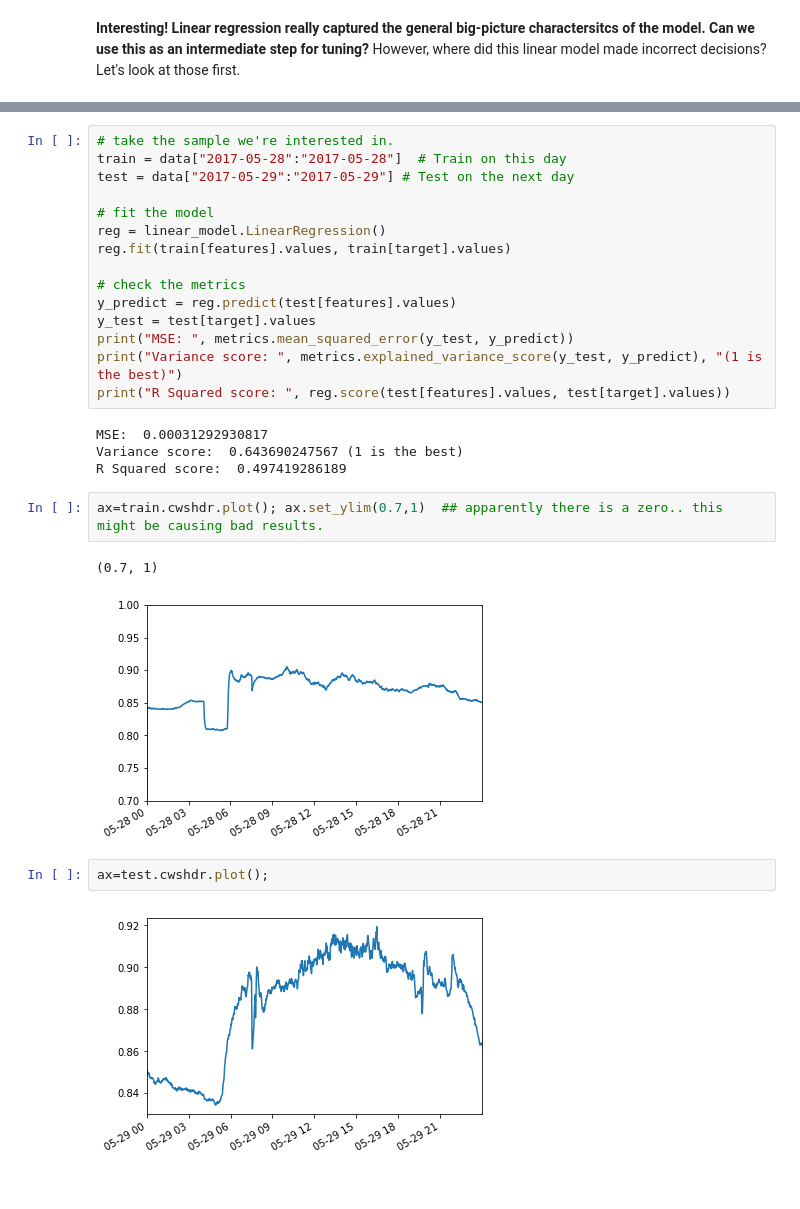
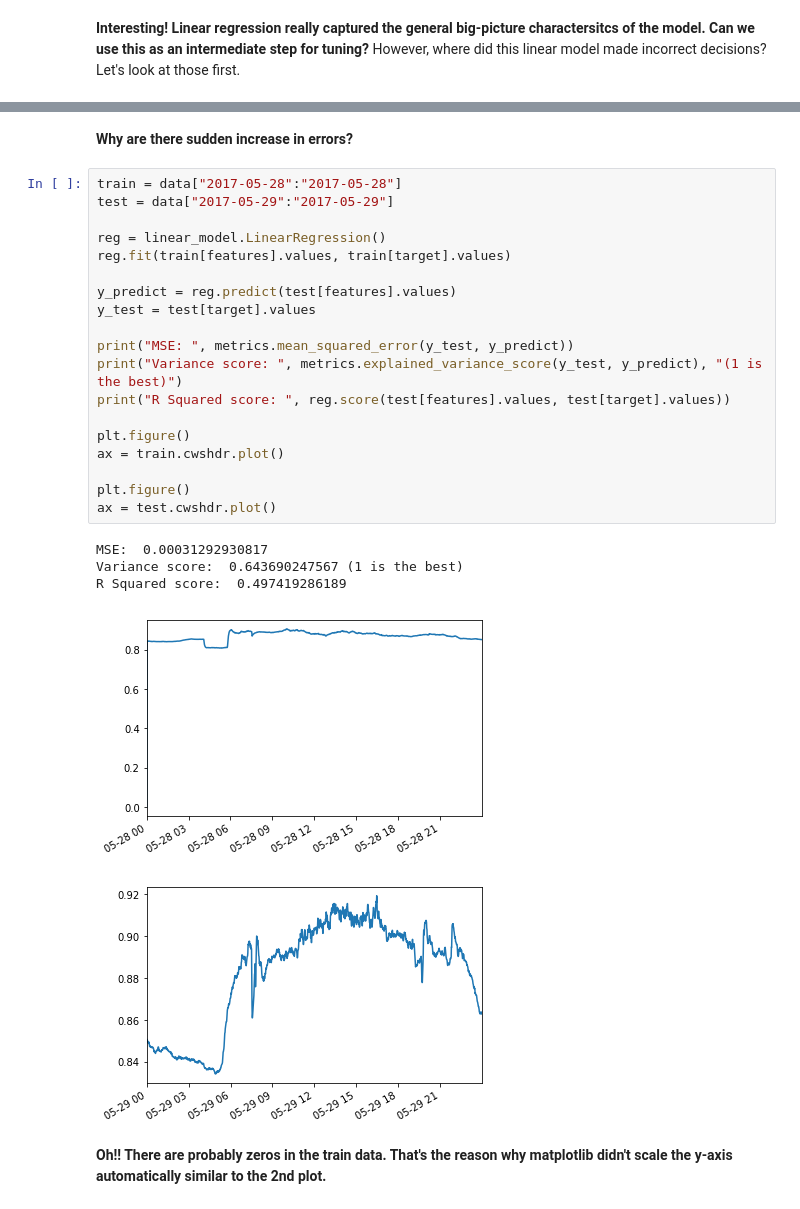
Before and after one commit to MiachelGu/chiller-plants, a Jupyter notebook: notebooks/3. Simple Regression - Insead.ipynb, the cells around one changed output, grey strips where cells are left out. Cells and saved outputs as stored; diff of their text form.

```diff
--- a/notebooks/3. Simple Regression - Insead.ipynb
+++ b/notebooks/3. Simple Regression - Insead.ipynb
@@ -313,30 +313,31 @@ ax[1].plot(score_list); ax[1].set_xlabel("Day"); ax[1].set_ylabel("Variance Scor
 <matplotlib.text.Text at 0x...>
 [figure]
+# %% [markdown]
+**Why are there sudden increase in errors?**
 # %%
-# take the sample we're interested in.
-train = data["2017-05-28":"2017-05-28"]  # Train on this day
-test = data["2017-05-29":"2017-05-29"] # Test on the next day
+train = data["2017-05-28":"2017-05-28"]
+test = data["2017-05-29":"2017-05-29"]
 
-# fit the model
 reg = linear_model.LinearRegression()
 reg.fit(train[features].values, train[target].values)
 
-# check the metrics
 y_predict = reg.predict(test[features].values)
 y_test = test[target].values
+
 print("MSE: ", metrics.mean_squared_error(y_test, y_predict))
 print("Variance score: ", metrics.explained_variance_score(y_test, y_predict), "(1 is the best)")
 print("R Squared score: ", reg.score(test[features].values, test[target].values))
+
+plt.figure()
+ax = train.cwshdr.plot()
+
+plt.figure()
+ax = test.cwshdr.plot()
 # %% [output]
 MSE:  0.00031292930817
 Variance score:  0.643690247567 (1 is the best)
 R Squared score:  0.497419286189
+[figure, added]
+[figure, added]
-# %%
-ax=train.cwshdr.plot(); ax.set_ylim(0.7,1)  ## apparently there is a zero.. this might be causing bad results.
-# %% [output]
-(0.7, 1)
-[figure, removed]
-# %%
-ax=test.cwshdr.plot();
-# %% [output]
-[figure, removed]
+# %% [markdown]
+**Oh!! There are probably zeros in the train data. That's the reason why matplotlib didn't scale the y-axis automatically similar to the 2nd plot.**
```
Also changed, not shown: parts of 3 cells of this notebook.
